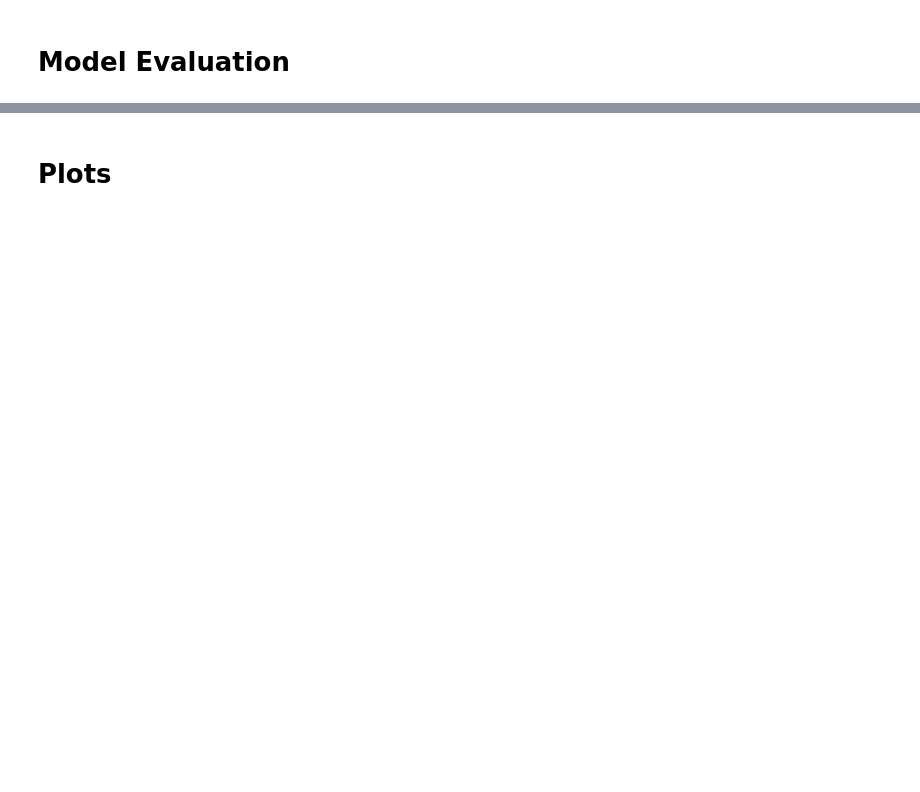
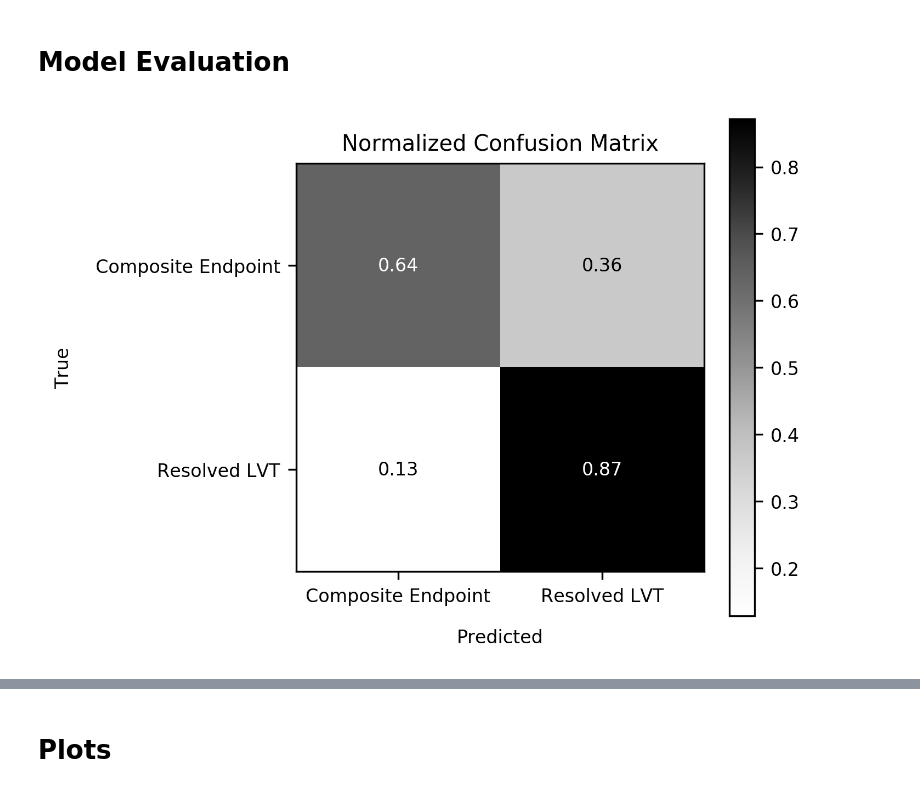
Before and after one commit to wesleyyeung/lvtres, a Jupyter notebook: evaluate.ipynb, the cells around one changed output, grey strips where cells are left out. Cells and saved outputs as stored; diff of their text form; code cells hidden in the pictures; blank space fills up the shorter version.

```diff
--- a/evaluate.ipynb
+++ b/evaluate.ipynb
@@ -29,6 +36,23 @@ y_test = y_test.T.squeeze()
 best_model = joblib.load(f'pickled_objects/LVTRES_best_model.pkl')
 
 bootstrap_reps = 10000
+# %%
+# Plot non-normalized confusion matrix
+titles_options = [("Normalized Confusion Matrix", 'true')]
+plt.rcParams["figure.figsize"] = (4,4)
+mpl.rcParams.update({'font.size': 8})
+for title, normalize in titles_options:
+    disp = plot_confusion_matrix(best_model, x_test, y_test,
+                                 display_labels=['Composite Endpoint','Resolved LVT'],
+                                 cmap=plt.cm.Greys,
+                                 normalize=normalize)
+    disp.ax_.set_title(title)
+plt.xlabel('Predicted',labelpad=10)
+plt.ylabel('True',labelpad=10)
+plt.savefig('Confusion Matrix.png')
+plt.show()
+# %% [output]
+[figure, added]
 # %%
 def bootstrap_statistics(clf,x_test,y_test,bootstrap_reps):
     """
```
Also changed, not shown: parts of 4 cells of this notebook, 8 other files.
